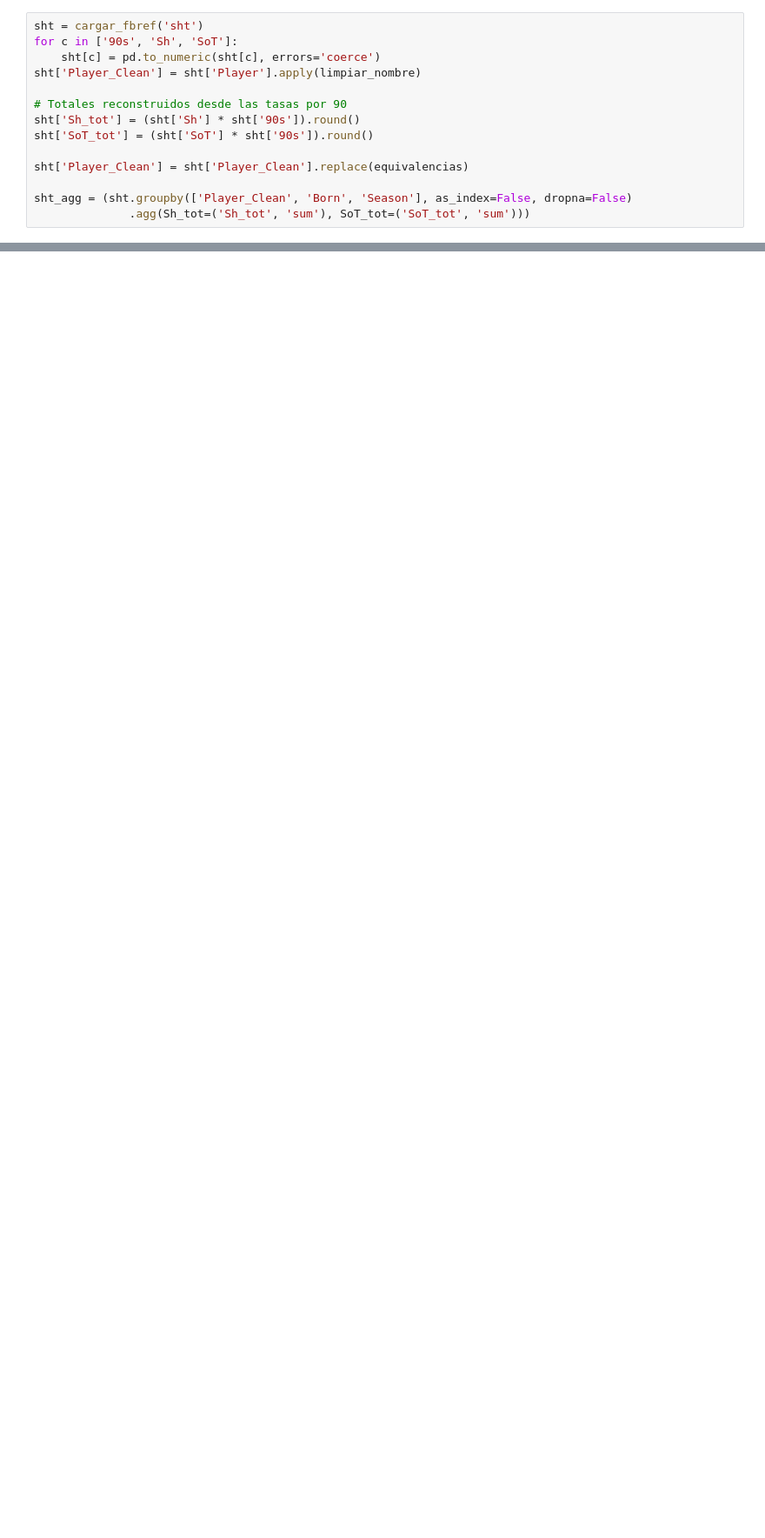
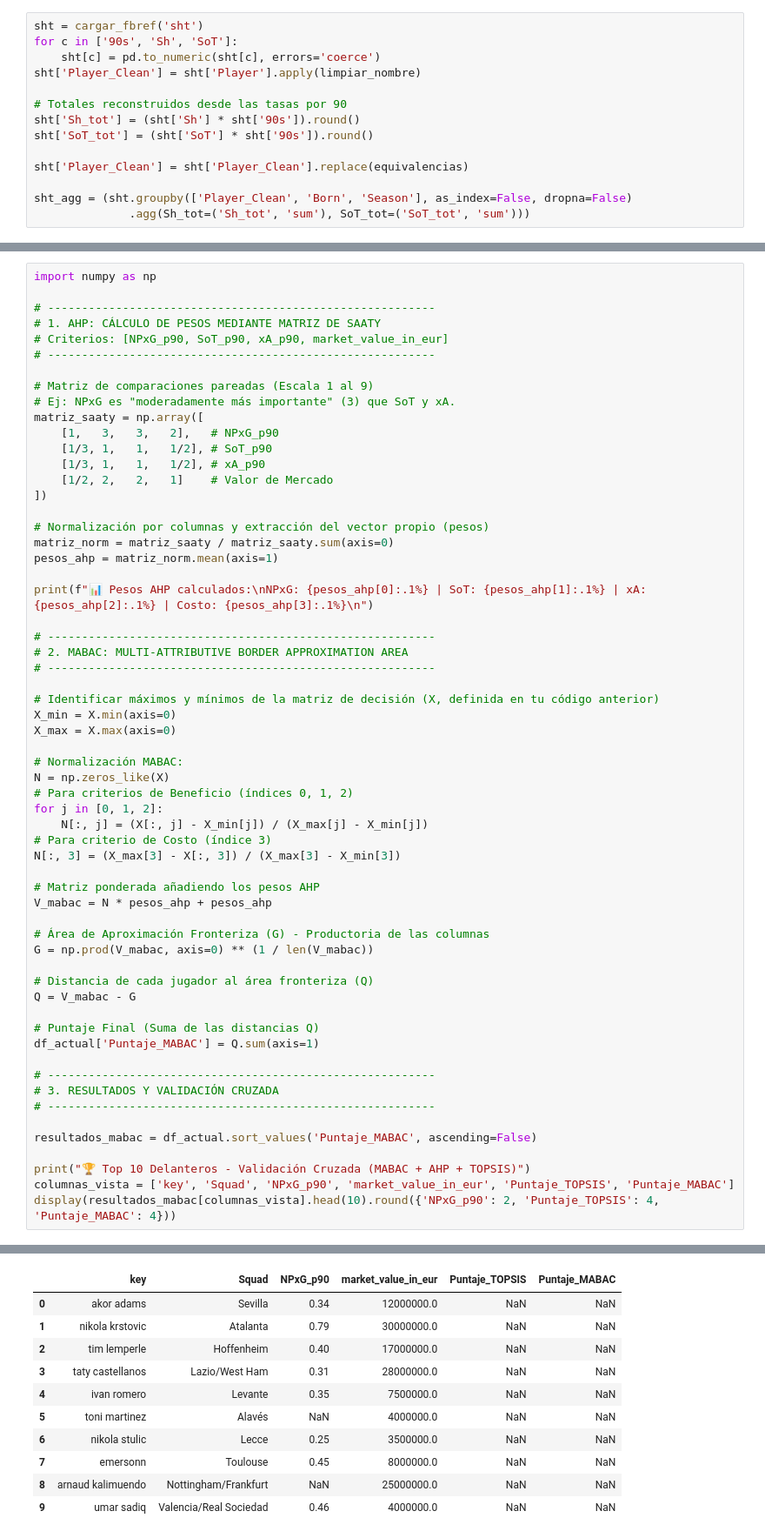
Before and after one commit to McRIIIcK20/Scouting-Proyect, a Jupyter notebook: notebooks/01_limpieza_delanteros.ipynb, the cells around one changed output, grey strips where cells are left out. Shown at 87% size. Saved outputs shown, nothing was run; the diff lists cells and outputs as text; blank space fills up the shorter version.

```diff
--- a/notebooks/01_limpieza_delanteros.ipynb
+++ b/notebooks/01_limpieza_delanteros.ipynb
@@ -330,0 +439,61 @@ display(resultados_moneyball[columnas_vista].head(10).round({'NPxG_p90': 2, 'Pun
+# %%
+import numpy as np
+
+# ---------------------------------------------------------
+# 1. AHP: CÁLCULO DE PESOS MEDIANTE MATRIZ DE SAATY
+# Criterios: [NPxG_p90, SoT_p90, xA_p90, market_value_in_eur]
+# ---------------------------------------------------------
+
+# Matriz de comparaciones pareadas (Escala 1 al 9)
+# Ej: NPxG es "moderadamente más importante" (3) que SoT y xA.
+matriz_saaty = np.array([
+    [1,   3,   3,   2],   # NPxG_p90
+    [1/3, 1,   1,   1/2], # SoT_p90
+    [1/3, 1,   1,   1/2], # xA_p90
+    [1/2, 2,   2,   1]    # Valor de Mercado
+])
+
+# Normalización por columnas y extracción del vector propio (pesos)
+matriz_norm = matriz_saaty / matriz_saaty.sum(axis=0)
+pesos_ahp = matriz_norm.mean(axis=1)
+
+print(f"📊 Pesos AHP calculados:\nNPxG: {pesos_ahp[0]:.1%} | SoT: {pesos_ahp[1]:.1%} | xA: {pesos_ahp[2]:.1%} | Costo: {pesos_ahp[3]:.1%}\n")
+
+# ---------------------------------------------------------
+# 2. MABAC: MULTI-ATTRIBUTIVE BORDER APPROXIMATION AREA
+# ---------------------------------------------------------
+
+# Identificar máximos y mínimos de la matriz de decisión (X, definida en tu código anterior)
+X_min = X.min(axis=0)
+X_max = X.max(axis=0)
+
+# Normalización MABAC:
+N = np.zeros_like(X)
+# Para criterios de Beneficio (índices 0, 1, 2)
+for j in [0, 1, 2]:
+    N[:, j] = (X[:, j] - X_min[j]) / (X_max[j] - X_min[j])
+# Para criterio de Costo (índice 3)
+N[:, 3] = (X_max[3] - X[:, 3]) / (X_max[3] - X_min[3])
+
+# Matriz ponderada añadiendo los pesos AHP
+V_mabac = N * pesos_ahp + pesos_ahp
+
+# Área de Aproximación Fronteriza (G) - Productoria de las columnas
+G = np.prod(V_mabac, axis=0) ** (1 / len(V_mabac))
+
+# Distancia de cada jugador al área fronteriza (Q)
+Q = V_mabac - G
+
+# Puntaje Final (Suma de las distancias Q)
+df_actual['Puntaje_MABAC'] = Q.sum(axis=1)
+
+# ---------------------------------------------------------
+# 3. RESULTADOS Y VALIDACIÓN CRUZADA
+# ---------------------------------------------------------
+
+resultados_mabac = df_actual.sort_values('Puntaje_MABAC', ascending=False)
+
+print("🏆 Top 10 Delanteros - Validación Cruzada (MABAC + AHP + TOPSIS)")
+columnas_vista = ['key', 'Squad', 'NPxG_p90', 'market_value_in_eur', 'Puntaje_TOPSIS', 'Puntaje_MABAC']
+display(resultados_mabac[columnas_vista].head(10).round({'NPxG_p90': 2, 'Puntaje_TOPSIS': 4, 'Puntaje_MABAC': 4}))
+# %% [output]
@@ -330,0 +504,11 @@ display(resultados_moneyball[columnas_vista].head(10).round({'NPxG_p90': 2, 'Pun
+|  | key | Squad | NPxG_p90 | market_value_in_eur | Puntaje_TOPSIS | Puntaje_MABAC |
+| 0 | akor adams | Sevilla | 0.34 | 12000000.0 | NaN | NaN |
+| 1 | nikola krstovic | Atalanta | 0.79 | 30000000.0 | NaN | NaN |
+| 2 | tim lemperle | Hoffenheim | 0.40 | 17000000.0 | NaN | NaN |
+| 3 | taty castellanos | Lazio/West Ham | 0.31 | 28000000.0 | NaN | NaN |
+| 4 | ivan romero | Levante | 0.35 | 7500000.0 | NaN | NaN |
+| 5 | toni martinez | Alavés | NaN | 4000000.0 | NaN | NaN |
+| 6 | nikola stulic | Lecce | 0.25 | 3500000.0 | NaN | NaN |
+| 7 | emersonn | Toulouse | 0.45 | 8000000.0 | NaN | NaN |
+| 8 | arnaud kalimuendo | Nottingham/Frankfurt | NaN | 25000000.0 | NaN | NaN |
+| 9 | umar sadiq | Valencia/Real Sociedad | 0.46 | 4000000.0 | NaN | NaN |
```
Also changed, not shown: parts of 32 cells of this notebook, 14 other files.
